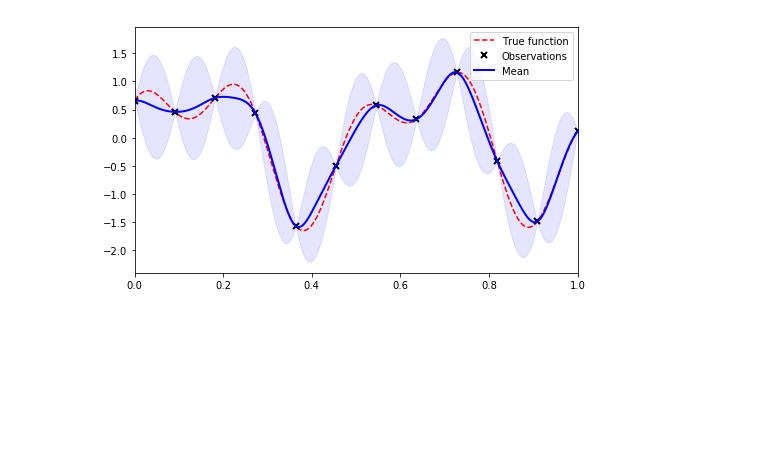
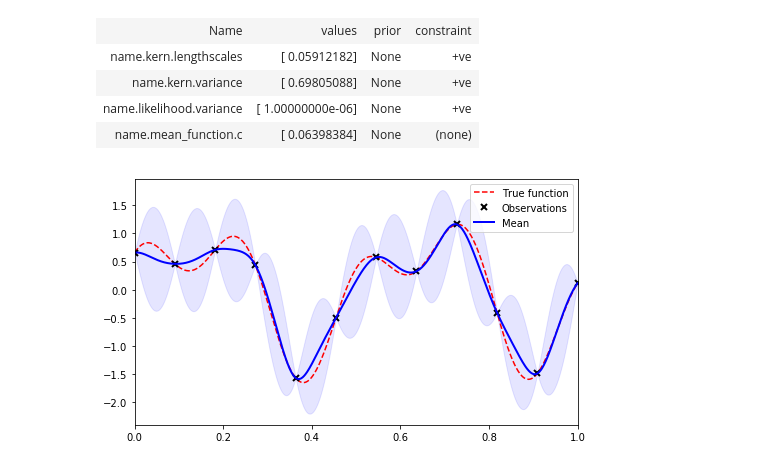
Before and after one commit to josephmure/otshapley, a Jupyter notebook: examples/test-gpflow.ipynb, the cells around one changed output. Saved outputs shown, nothing was run; the diff lists cells and outputs as text; code cells hidden in the pictures; blank space fills up the shorter version.

```diff
--- a/examples/test-gpflow.ipynb
+++ b/examples/test-gpflow.ipynb
@@ -49,5 +50,11 @@ gp_gpflow.optimize(method=optim)
 # %%
-gp_gpflow.predict_y
+gp_gpflow
+# %% [output]
+| Name | values | prior | constraint |
+| name.kern.lengthscales | [ 0.05912182] | None | +ve |
+| name.kern.variance | [ 0.69805088] | None | +ve |
+| name.likelihood.variance | [ 1.00000000e-06] | None | +ve |
+| name.mean_function.c | [ 0.06398384] | None | (none) |
 # %%
 def plot_gpflow(ax=None):
     if ax is None:
```
Also changed, not shown: parts of 3 cells of this notebook, 2 other files.
